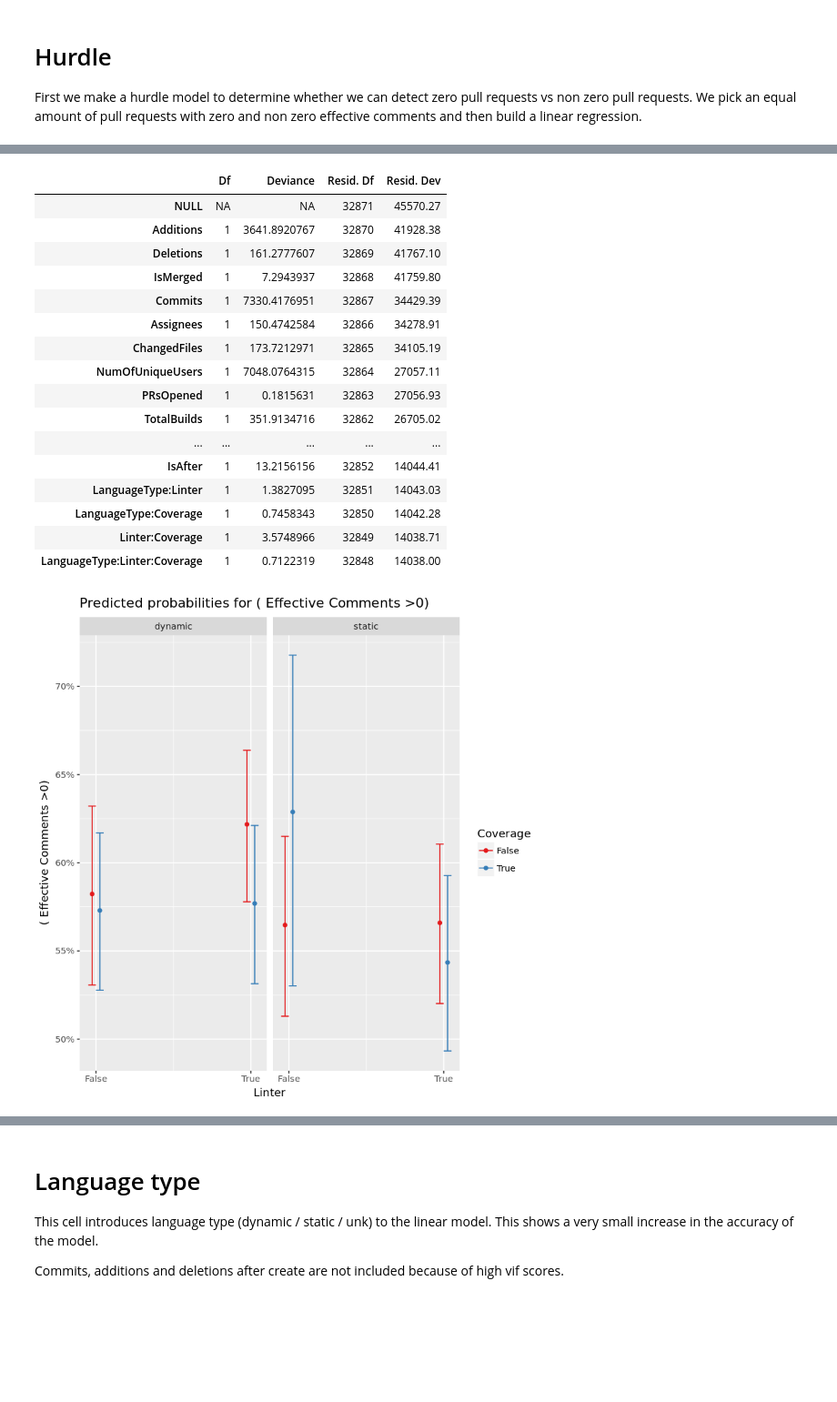
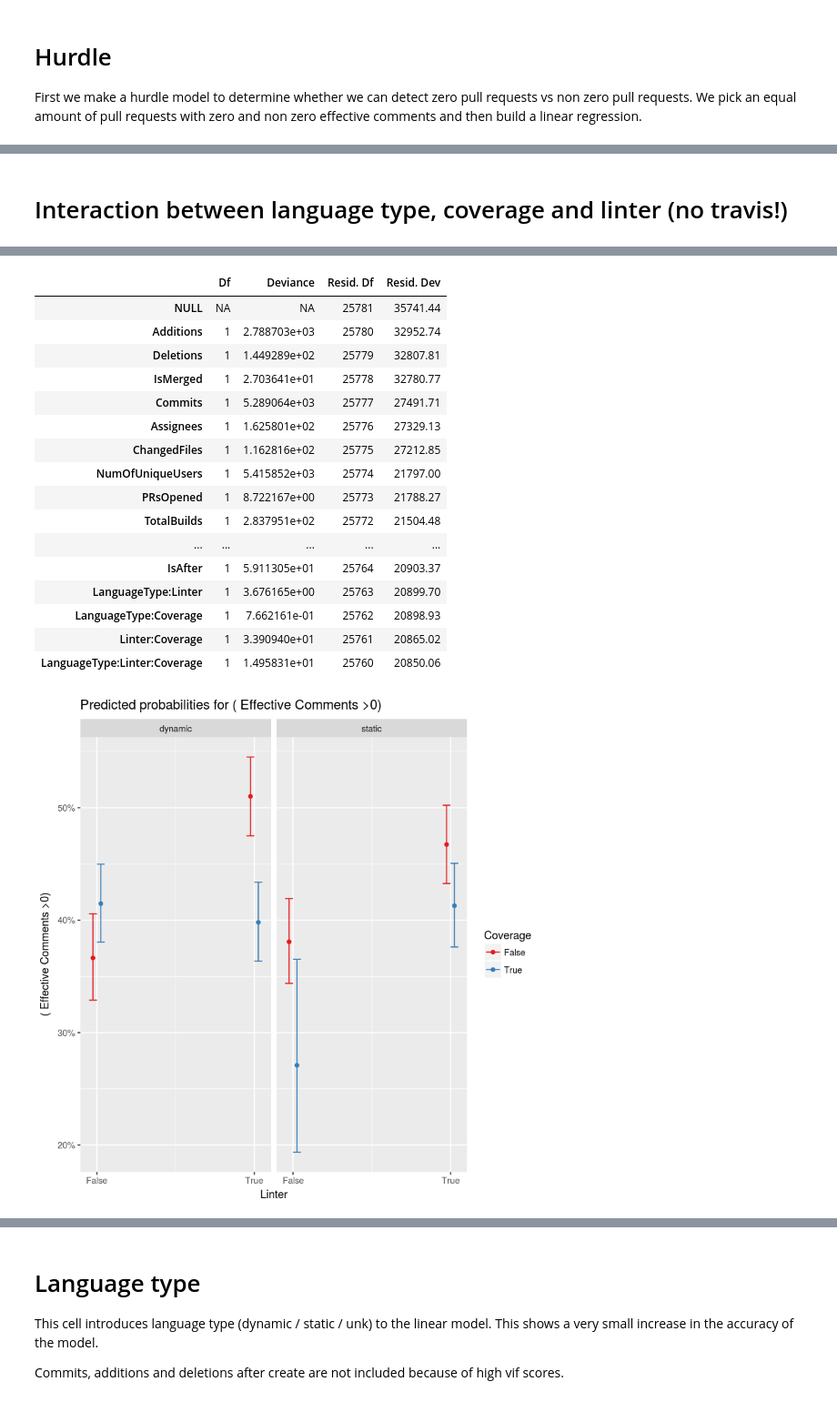
Before and after one commit to TheDutchDevil/code_reviews, a Jupyter notebook: analysis/effective_comments_models.ipynb, the cells around one changed output, grey strips where cells are left out. Shown: that part at 91% size. Drawn from its saved outputs; the diff is of its cells as text; code cells hidden in the pictures; blank space fills up the shorter version.

```diff
--- a/analysis/effective_comments_models.ipynb
+++ b/analysis/effective_comments_models.ipynb
@@ -728,3 +717,5 @@ LanguageType:Coverage:IsAfter
+# %% [markdown]
+# Interaction between language type, coverage and linter (no travis!)
 # %%
 hurdleModelInteractionLanguageCoverageLinter = glm((EffectiveComments > 0) ~
             Additions +
@@ -739,12 +730,7 @@ hurdleModelInteractionLanguageCoverageLinter = glm((EffectiveComments > 0) ~
             NewContributor +
             PrOpenedDaysAfterProjectStart +
             FromOutsider +
-            #TotalReviewComments +
-            TotalReviewCommentThreads +
             GeneralComments +
-            CommitsAfterCreate +
-            #AdditionsAfterCreate +
-            #DeletionsAfterCreate +
             LanguageType *
             Linter*
             Coverage+
@@ -797,18 +783,18 @@ PrOpenedDaysAfterProjectStart                  FromOutsider
 |  | Df | Deviance | Resid. Df | Resid. Dev |
-| NULL | NA | NA | 32871 | 45570.27 |
-| Additions | 1 | 3641.8920767 | 32870 | 41928.38 |
-| Deletions | 1 | 161.2777607 | 32869 | 41767.10 |
-| IsMerged | 1 | 7.2943937 | 32868 | 41759.80 |
-| Commits | 1 | 7330.4176951 | 32867 | 34429.39 |
-| Assignees | 1 | 150.4742584 | 32866 | 34278.91 |
-| ChangedFiles | 1 | 173.7212971 | 32865 | 34105.19 |
-| NumOfUniqueUsers | 1 | 7048.0764315 | 32864 | 27057.11 |
-| PRsOpened | 1 | 0.1815631 | 32863 | 27056.93 |
-| TotalBuilds | 1 | 351.9134716 | 32862 | 26705.02 |
+| NULL | NA | NA | 25781 | 35741.44 |
+| Additions | 1 | 2.788703e+03 | 25780 | 32952.74 |
+| Deletions | 1 | 1.449289e+02 | 25779 | 32807.81 |
+| IsMerged | 1 | 2.703641e+01 | 25778 | 32780.77 |
+| Commits | 1 | 5.289064e+03 | 25777 | 27491.71 |
+| Assignees | 1 | 1.625801e+02 | 25776 | 27329.13 |
+| ChangedFiles | 1 | 1.162816e+02 | 25775 | 27212.85 |
+| NumOfUniqueUsers | 1 | 5.415852e+03 | 25774 | 21797.00 |
+| PRsOpened | 1 | 8.722167e+00 | 25773 | 21788.27 |
+| TotalBuilds | 1 | 2.837951e+02 | 25772 | 21504.48 |
 | ... | ... | ... | ... | ... |
-| IsAfter | 1 | 13.2156156 | 32852 | 14044.41 |
-| LanguageType:Linter | 1 | 1.3827095 | 32851 | 14043.03 |
-| LanguageType:Coverage | 1 | 0.7458343 | 32850 | 14042.28 |
-| Linter:Coverage | 1 | 3.5748966 | 32849 | 14038.71 |
-| LanguageType:Linter:Coverage | 1 | 0.7122319 | 32848 | 14038.00 |
+| IsAfter | 1 | 5.911305e+01 | 25764 | 20903.37 |
+| LanguageType:Linter | 1 | 3.676165e+00 | 25763 | 20899.70 |
+| LanguageType:Coverage | 1 | 7.662161e-01 | 25762 | 20898.93 |
+| Linter:Coverage | 1 | 3.390940e+01 | 25761 | 20865.02 |
+| LanguageType:Linter:Coverage | 1 | 1.495831e+01 | 25760 | 20850.06 |
-[figure, old version]
+[figure, new version]
```
Also changed, not shown: parts of 28 cells of this notebook, 10 other files.
